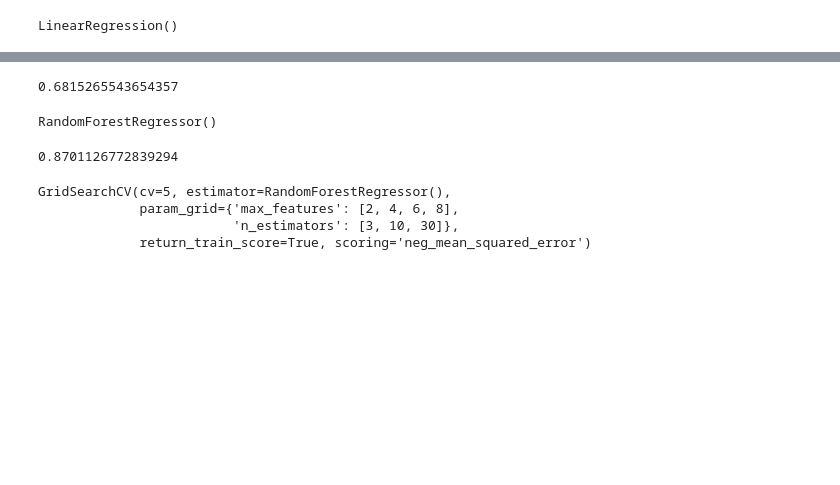
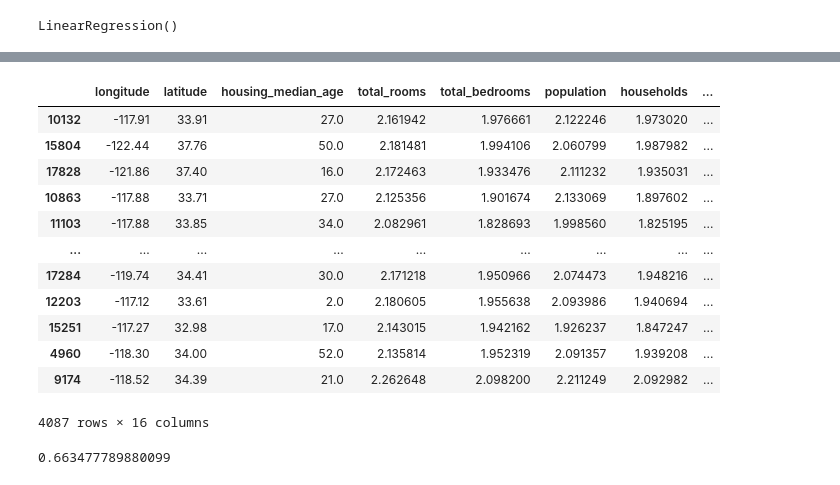
Before and after one commit to nathanalvares19/house_price_estimator, a Jupyter notebook: main.ipynb, the cells around one changed output, grey strips where cells are left out. Drawn from its saved outputs; the diff is of its cells as text; code cells hidden in the pictures; blank space fills up the shorter version.

Commit message:
linear regressor model

```diff
--- a/main.ipynb
+++ b/main.ipynb
@@ -152 +71,13 @@ test_data
+# %%
+test_data = X_test.join(y_test)
+
+test_data['total_rooms'] = np.log(test_data['total_rooms'] + 1)
+test_data['total_bedrooms'] = np.log(test_data['total_bedrooms'] + 1)
+test_data['population'] = np.log(test_data['population'] + 1)
+test_data['households'] = np.log(test_data['households'] + 1)
+
+test_data = test_data.join(pd.get_dummies(test_data.ocean_proximity)).drop(['ocean_proximity'], axis=1)
+
+test_data['bedroom_ratio'] = test_data['total_bedrooms'] / test_data['total_rooms']
+test_data['household_rooms'] = test_data['total_rooms'] / test_data['households']
 # %%
@@ -156,33 +104,21 @@ X_test_s = scaler.transform(X_test)
+# %%
+train_data, test_data = train_data.align(test_data, join='left', axis=1, fill_value=False)
+test_data
+# %% [output]
+|  | longitude | latitude | housing_median_age | total_rooms | total_bedrooms | population | households | ... |
+| 10132 | -117.91 | 33.91 | 27.0 | 2.161942 | 1.976661 | 2.122246 | 1.973020 | ... |
+| 15804 | -122.44 | 37.76 | 50.0 | 2.181481 | 1.994106 | 2.060799 | 1.987982 | ... |
+| 17828 | -121.86 | 37.40 | 16.0 | 2.172463 | 1.933476 | 2.111232 | 1.935031 | ... |
+| 10863 | -117.88 | 33.71 | 27.0 | 2.125356 | 1.901674 | 2.133069 | 1.897602 | ... |
+| 11103 | -117.88 | 33.85 | 34.0 | 2.082961 | 1.828693 | 1.998560 | 1.825195 | ... |
+| ... | ... | ... | ... | ... | ... | ... | ... | ... |
+| 17284 | -119.74 | 34.41 | 30.0 | 2.171218 | 1.950966 | 2.074473 | 1.948216 | ... |
+| 12203 | -117.12 | 33.61 | 2.0 | 2.180605 | 1.955638 | 2.093986 | 1.940694 | ... |
+| 15251 | -117.27 | 32.98 | 17.0 | 2.143015 | 1.942162 | 1.926237 | 1.847247 | ... |
+| 4960 | -118.30 | 34.00 | 52.0 | 2.135814 | 1.952319 | 2.091357 | 1.939208 | ... |
+| 9174 | -118.52 | 34.39 | 21.0 | 2.262648 | 2.098200 | 2.211249 | 2.092982 | ... |
+4087 rows × 16 columns
 # %%
-reg.score(X_test, y_test)
+reg.score(X_test_s, y_test)
 # %% [output]
-0.6815265543654357
+0.663477789880099
-# %%
-from sklearn.ensemble import RandomForestRegressor
-
-forest = RandomForestRegressor()
-
-forest.fit(X_train, y_train)
-# %% [output]
-RandomForestRegressor()
-# %%
-forest.score(X_test, y_test)
-# %% [output]
-0.8701126772839294
-# %%
-from sklearn.model_selection import GridSearchCV
-
-forest = RandomForestRegressor()
-
-param_grid = {
-    "n_estimators": [3, 10, 30],
-    "max_features": [2, 4, 6, 8],
-}
-
-grid_search = GridSearchCV(forest, param_grid, cv=5, scoring="neg_mean_squared_error", return_train_score=True)
-grid_search.fit(X_train_s, y_train)
-# %% [output]
-GridSearchCV(cv=5, estimator=RandomForestRegressor(),
-             param_grid={'max_features': [2, 4, 6, 8],
-                         'n_estimators': [3, 10, 30]},
-             return_train_score=True, scoring='neg_mean_squared_error')
```
Also changed, not shown: parts of 27 cells of this notebook, 1 other file.
